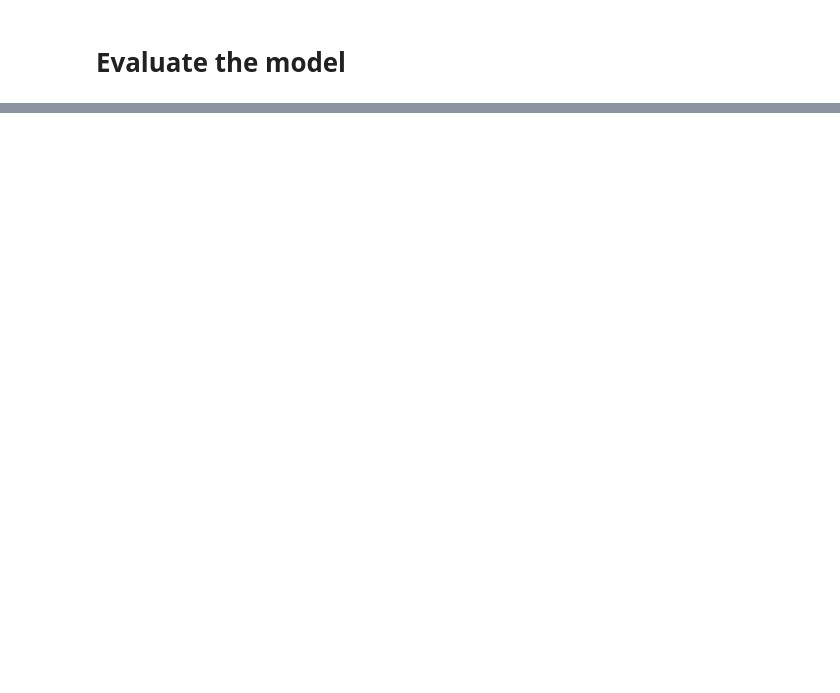
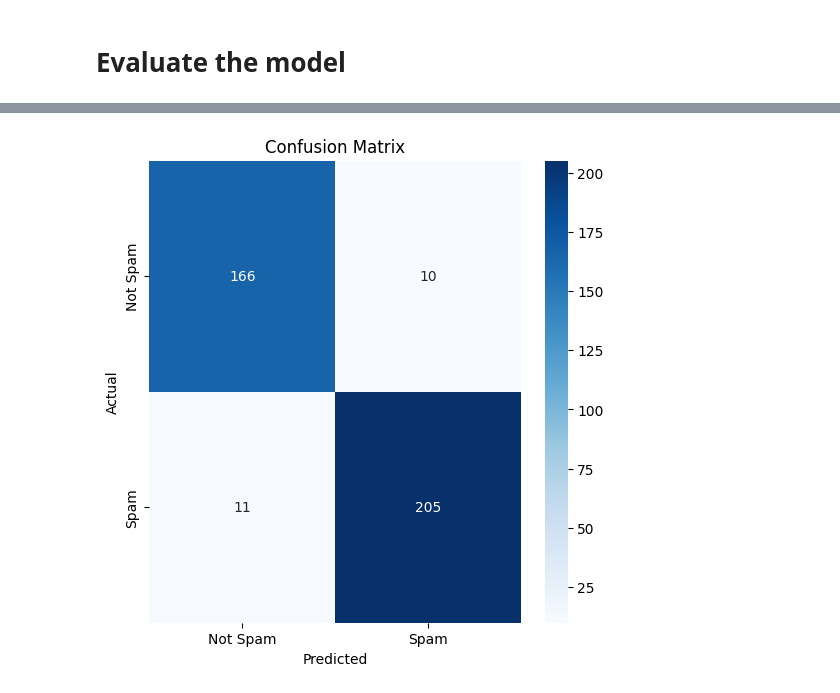
Before and after one commit to ATANU0023/spam_comment_detection, a Jupyter notebook: spamComment.ipynb, the cells around one changed output, grey strips where cells are left out. Drawn from its saved outputs; the diff is of its cells as text; code cells hidden in the pictures; blank space fills up the shorter version.

```diff
--- a/spamComment.ipynb
+++ b/spamComment.ipynb
@@ -84,0 +123,18 @@ Test Accuracy: 0.9438775777816772
+# %%
+import seaborn as sns
+from sklearn.metrics import confusion_matrix
+
+# Predict the values for the test dataset
+y_pred = (model.predict(X_test) > 0.5).astype("int32")
+
+# Generate confusion matrix
+cm = confusion_matrix(y_test, y_pred)
+
+# Plot confusion matrix
+plt.figure(figsize=(6,6))
+sns.heatmap(cm, annot=True, fmt='d', cmap='Blues', xticklabels=['Not Spam', 'Spam'], yticklabels=['Not Spam', 'Spam'])
+plt.xlabel('Predicted')
+plt.ylabel('Actual')
+plt.title('Confusion Matrix')
+plt.show()
+# %% [output]
@@ -84,0 +142 @@ Test Accuracy: 0.9438775777816772
+[figure, added]
```
Also changed, not shown: parts of 8 cells of this notebook.
